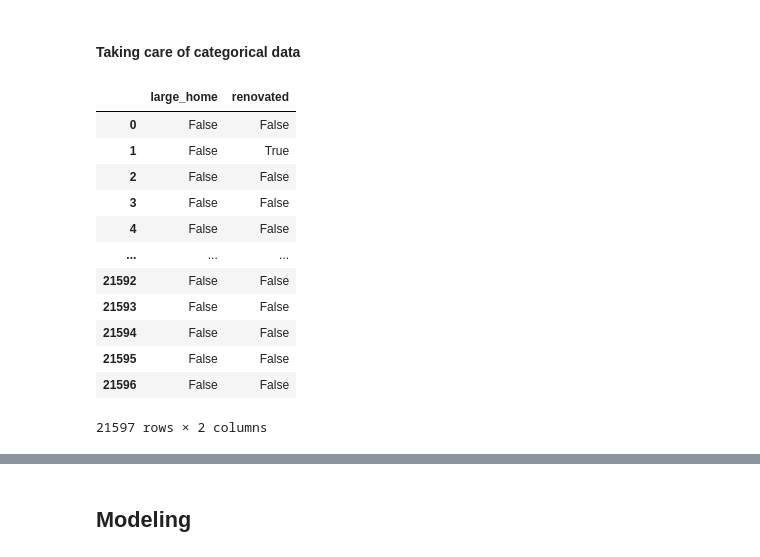
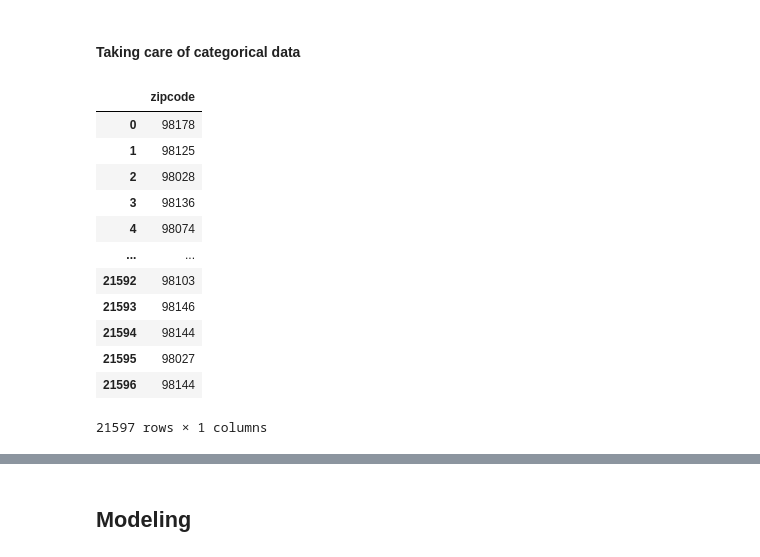
Before and after one commit to vinayakmodgil/dsc-phase-2-project, a Jupyter notebook: student.ipynb, the cells around one changed output, grey strips where cells are left out. Drawn from its saved outputs; the diff is of its cells as text; code cells hidden in the pictures.

```diff
--- a/student.ipynb
+++ b/student.ipynb
@@ -186,3 +183,11 @@ df["renovated"] = df["yr_renovated"] != 0
+# %%
+df["sqft_basement"] = df["sqft_basement"].astype("float64")
+df["view"] = df["view"].astype("int64")
+df["floors"] = df["floors"].astype("int64")
+df["waterfront"] = df["waterfront"].astype("int64")
+df["renovated"] = df["renovated"].astype("int64")
+df["large_home"] = df["large_home"].astype("int64")
+df["sqft_living_comparison"] = df["sqft_living_comparison"].astype("int64")
 # %%
 df
 # %% [output]
@@ -367,6 +376,3 @@ reg("view")
 # %% [output]
 <AxesSubplot:xlabel='view', ylabel='price'>
 [figure]
-# %%
-df.drop(["id", "date", "lat", "long"],axis=1, inplace=True)
-df
@@ -485,2 +460,0 @@ we shall drop them from our required dataframe.
-# %%
-df.drop(columns =["sqft_living", "sqft_above"],axis=1, inplace=True)
@@ -554,3 +502,5 @@ cat1 = ["large_home", "renovated"]
+# %%
+categorical = ["zipcode"]
 # %% [markdown]
 #### Taking care of numeric data
 # %%
@@ -567,21 +517,21 @@ def standardize(feature):
 # %% [markdown]
 #### Taking care of categorical data
 # %%
-df[cat1]
+df[categorical]
 # %% [output]
-|  | large_home | renovated |
-| 0 | False | False |
-| 1 | False | True |
-| 2 | False | False |
-| 3 | False | False |
-| 4 | False | False |
-| ... | ... | ... |
-| 21592 | False | False |
-| 21593 | False | False |
-| 21594 | False | False |
-| 21595 | False | False |
-| 21596 | False | False |
+|  | zipcode |
+| 0 | 98178 |
+| 1 | 98125 |
+| 2 | 98028 |
+| 3 | 98136 |
+| 4 | 98074 |
+| ... | ... |
+| 21592 | 98103 |
+| 21593 | 98146 |
+| 21594 | 98144 |
+| 21595 | 98027 |
+| 21596 | 98144 |
-21597 rows × 2 columns
+21597 rows × 1 columns
 # %%
 from sklearn.preprocessing import OneHotEncoder
 ohe = OneHotEncoder(sparse=False, drop="first")
```
Also changed, not shown: parts of 110 cells of this notebook.
